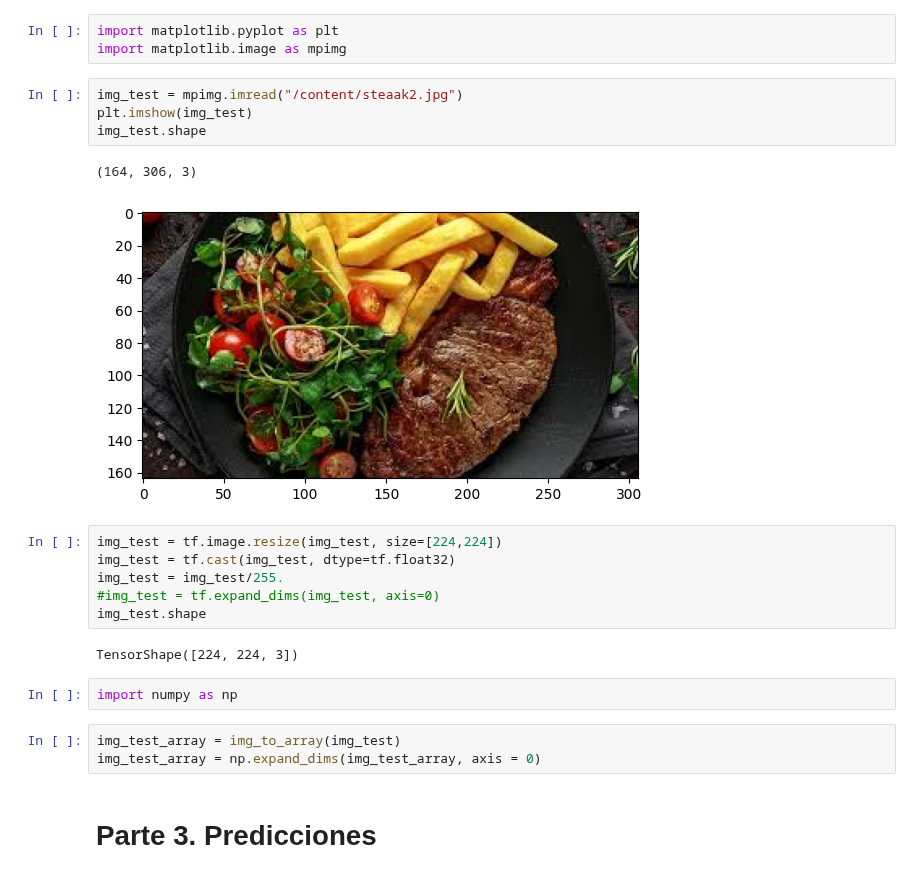
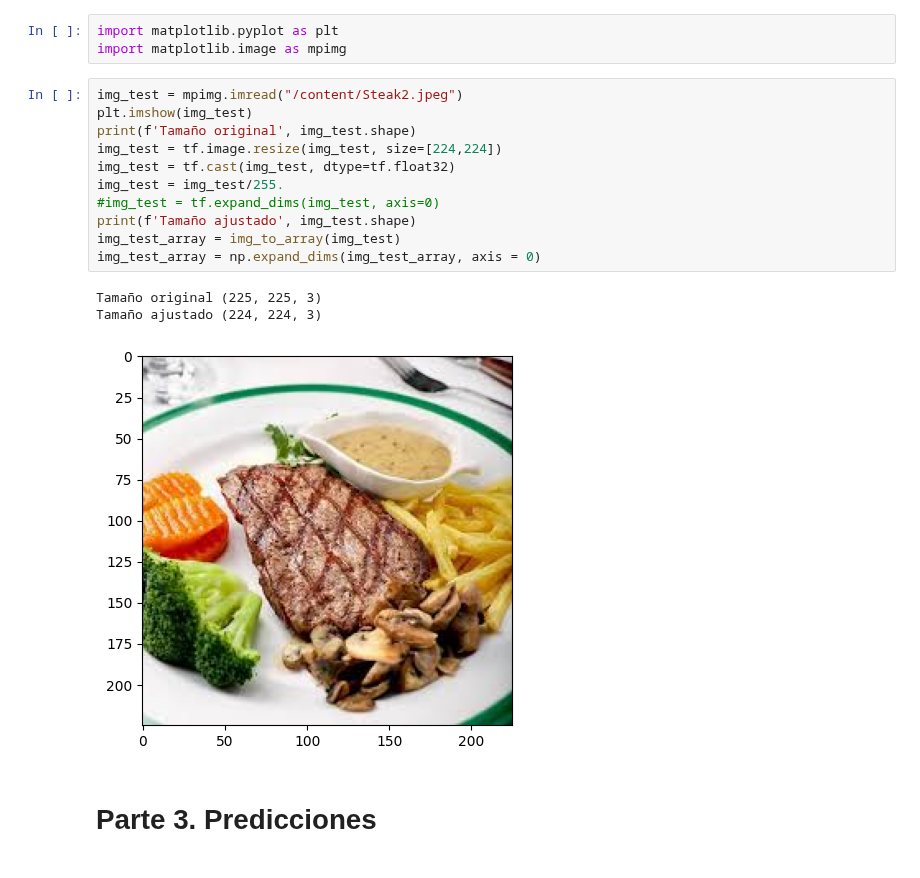
Before and after one commit to DeisyData/BIT_IA_Bootcamp, a Jupyter notebook: S12_C4_test_models.ipynb, the cells around one changed output. Drawn from its saved outputs; the diff is of its cells as text.

```diff
--- a/S12_C4_test_models.ipynb
+++ b/S12_C4_test_models.ipynb
@@ -136,26 +138,21 @@ from tensorflow.keras.preprocessing.image import load_img, img_to_array
 # %%
 import matplotlib.pyplot as plt
 import matplotlib.image as mpimg
-# %%
-img_test = mpimg.imread("/content/steaak2.jpg")
-plt.imshow(img_test)
-img_test.shape
-# %% [output]
-(164, 306, 3)
-[figure, removed]
 # %%
+img_test = mpimg.imread("/content/Steak2.jpeg")
+plt.imshow(img_test)
+print(f'Tamaño original', img_test.shape)
 img_test = tf.image.resize(img_test, size=[224,224])
 img_test = tf.cast(img_test, dtype=tf.float32)
 img_test = img_test/255.
 #img_test = tf.expand_dims(img_test, axis=0)
-img_test.shape
+print(f'Tamaño ajustado', img_test.shape)
+img_test_array = img_to_array(img_test)
+img_test_array = np.expand_dims(img_test_array, axis = 0)
 # %% [output]
-TensorShape([224, 224, 3])
+Tamaño original (225, 225, 3)
+Tamaño ajustado (224, 224, 3)
+[figure, added]
-# %%
-import numpy as np
-# %%
-img_test_array = img_to_array(img_test)
-img_test_array = np.expand_dims(img_test_array, axis = 0)
 # %% [markdown]
 # Parte 3. Predicciones
 # %%
```
Also changed, not shown: parts of 3 cells of this notebook.
